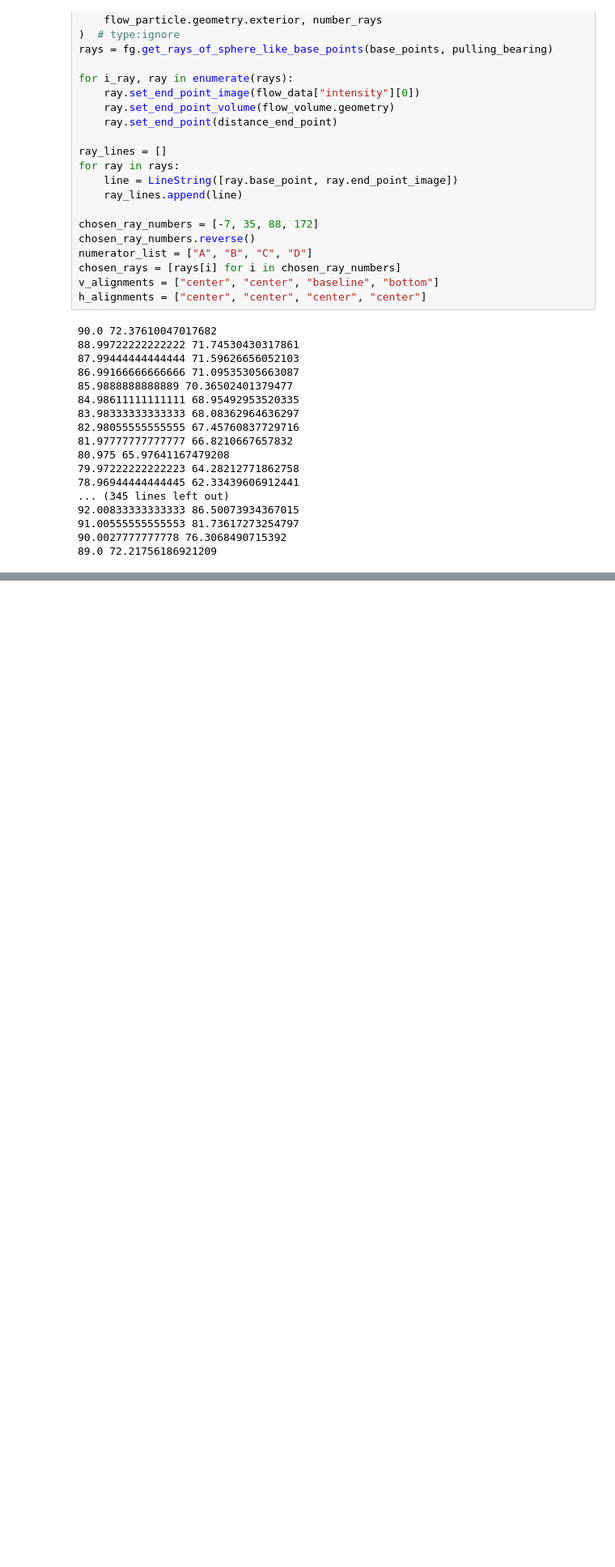
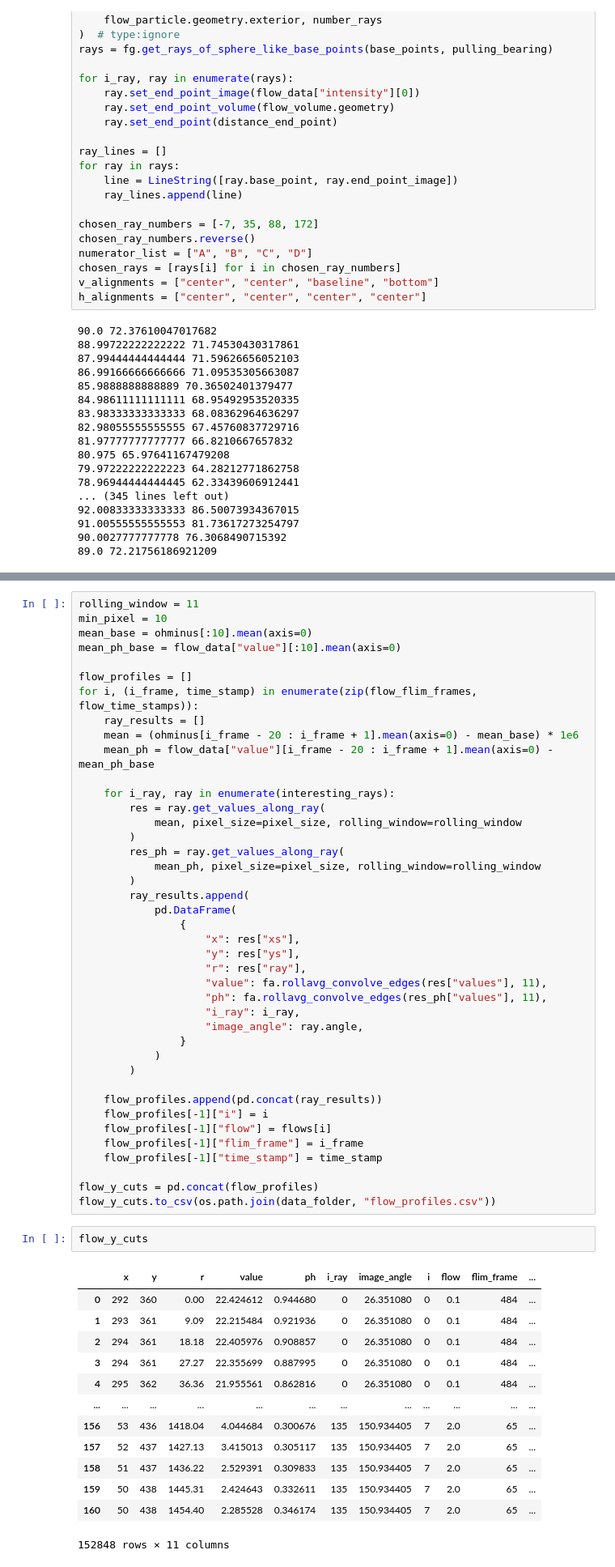
Before and after one commit to js-chemE/paper01, a Jupyter notebook: flow.ipynb, the cells around one changed output, grey strips where cells are left out. Shown: that part at 81% size. Cells and saved outputs as stored; diff of their text form; blank space fills up the shorter version.

```diff
--- a/flow.ipynb
+++ b/flow.ipynb
@@ -429,0 +446,57 @@ plt.show()
+# %%
+rolling_window = 11
+min_pixel = 10
+mean_base = ohminus[:10].mean(axis=0)
+mean_ph_base = flow_data["value"][:10].mean(axis=0)
+
+flow_profiles = []
+for i, (i_frame, time_stamp) in enumerate(zip(flow_flim_frames, flow_time_stamps)):
+    ray_results = []
+    mean = (ohminus[i_frame - 20 : i_frame + 1].mean(axis=0) - mean_base) * 1e6
+    mean_ph = flow_data["value"][i_frame - 20 : i_frame + 1].mean(axis=0) - mean_ph_base
+
+    for i_ray, ray in enumerate(interesting_rays):
+        res = ray.get_values_along_ray(
+            mean, pixel_size=pixel_size, rolling_window=rolling_window
+        )
+        res_ph = ray.get_values_along_ray(
+            mean_ph, pixel_size=pixel_size, rolling_window=rolling_window
+        )
+        ray_results.append(
+            pd.DataFrame(
+                {
+                    "x": res["xs"],
+                    "y": res["ys"],
+                    "r": res["ray"],
+                    "value": fa.rollavg_convolve_edges(res["values"], 11),
+                    "ph": fa.rollavg_convolve_edges(res_ph["values"], 11),
+                    "i_ray": i_ray,
+                    "image_angle": ray.angle,
+                }
+            )
+        )
+
+    flow_profiles.append(pd.concat(ray_results))
+    flow_profiles[-1]["i"] = i
+    flow_profiles[-1]["flow"] = flows[i]
+    flow_profiles[-1]["flim_frame"] = i_frame
+    flow_profiles[-1]["time_stamp"] = time_stamp
+
+flow_y_cuts = pd.concat(flow_profiles)
+flow_y_cuts.to_csv(os.path.join(data_folder, "flow_profiles.csv"))
+# %%
+flow_y_cuts
+# %% [output]
+|  | x | y | r | value | ph | i_ray | image_angle | i | flow | flim_frame | ... |
+| 0 | 292 | 360 | 0.00 | 22.424612 | 0.944680 | 0 | 26.351080 | 0 | 0.1 | 484 | ... |
+| 1 | 293 | 361 | 9.09 | 22.215484 | 0.921936 | 0 | 26.351080 | 0 | 0.1 | 484 | ... |
+| 2 | 294 | 361 | 18.18 | 22.405976 | 0.908857 | 0 | 26.351080 | 0 | 0.1 | 484 | ... |
+| 3 | 294 | 361 | 27.27 | 22.355699 | 0.887995 | 0 | 26.351080 | 0 | 0.1 | 484 | ... |
+| 4 | 295 | 362 | 36.36 | 21.955561 | 0.862816 | 0 | 26.351080 | 0 | 0.1 | 484 | ... |
+| ... | ... | ... | ... | ... | ... | ... | ... | ... | ... | ... | ... |
+| 156 | 53 | 436 | 1418.04 | 4.044684 | 0.300676 | 135 | 150.934405 | 7 | 2.0 | 65 | ... |
+| 157 | 52 | 437 | 1427.13 | 3.415013 | 0.305117 | 135 | 150.934405 | 7 | 2.0 | 65 | ... |
+| 158 | 51 | 437 | 1436.22 | 2.529391 | 0.309833 | 135 | 150.934405 | 7 | 2.0 | 65 | ... |
+| 159 | 50 | 438 | 1445.31 | 2.424643 | 0.332611 | 135 | 150.934405 | 7 | 2.0 | 65 | ... |
+| 160 | 50 | 438 | 1454.40 | 2.285528 | 0.346174 | 135 | 150.934405 | 7 | 2.0 | 65 | ... |
+152848 rows × 11 columns
```
Also changed, not shown: parts of 7 cells of this notebook, 13 other files.
